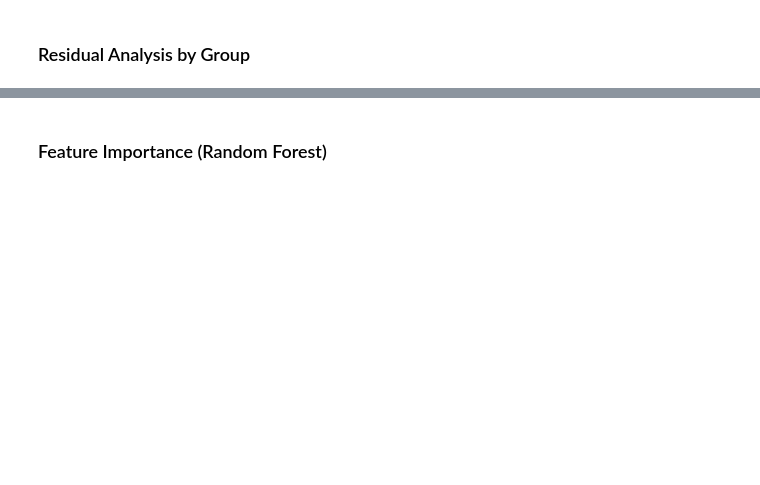
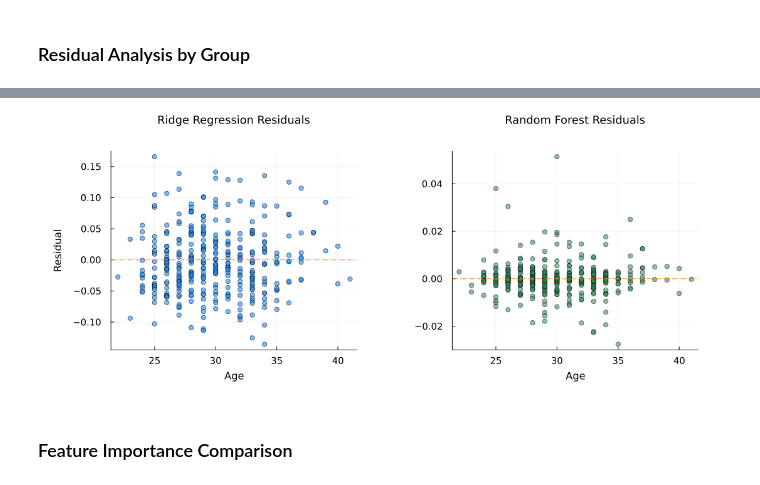
Before and after one commit to williamsryan/QuantAnalysisAssets, a Jupyter notebook: phillies_takehome/phillies_kpercent_model.ipynb, the cells around one changed output, grey strips where cells are left out. Saved outputs shown, nothing was run; the diff lists cells and outputs as text; code cells hidden in the pictures; blank space fills up the shorter version.

```diff
--- a/phillies_takehome/phillies_kpercent_model.ipynb
+++ b/phillies_takehome/phillies_kpercent_model.ipynb
@@ -439,5 +330,51 @@ hline!([0], linestyle = :dash, color = :gray)
+# %%
+plt = plot(
+    layout = (1, 2),
+    size = (1100, 450),
+    titlefontsize = 12,
+    tickfontsize = 10,
+    margin = 10mm,
+)
+
+# Ridge Regression Residuals
+scatter!(
+    plt,
+    df_test.Age,
+    df_test.resid_ridge,
+    xlabel = "Age",
+    ylabel = "Residual",
+    title = "Ridge Regression Residuals",
+    color = :dodgerblue,
+    alpha = 0.6,
+    legend = false,
+    markersize = 4,
+    subplot = 1
+)
+
+hline!(plt, [0], linestyle = :dash, color = :darkorange, subplot = 1)
+
+# Random Forest Residuals
+scatter!(
+    plt,
+    df_test.Age,
+    df_test.resid_rf,
+    xlabel = "Age",
+    ylabel = "",
+    title = "Random Forest Residuals",
+    color = :seagreen,
+    alpha = 0.55,
+    legend = false,
+    markersize = 4,
+    subplot = 2
+)
+
+hline!(plt, [0], linestyle = :dash, color = :darkorange, subplot = 2)
+
+display(plt)
+# %% [output]
+[figure, added]
 # %% [markdown]
-### Feature Importance (Random Forest)
+### Feature Importance Comparison
 # %%
 # Compute feature importances using MLJ's built-in helper
 fi = MLJ.feature_importances(mach_2024)
```
Also changed, not shown: parts of 41 cells of this notebook, 4 other files.
